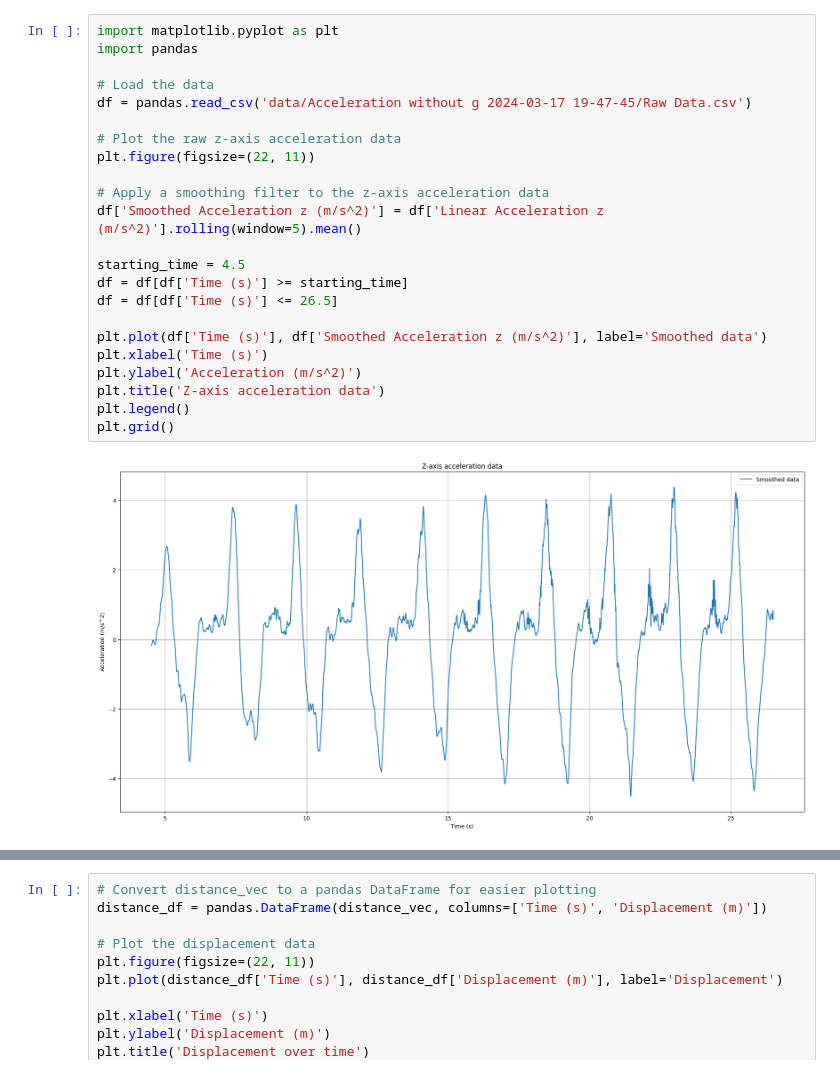
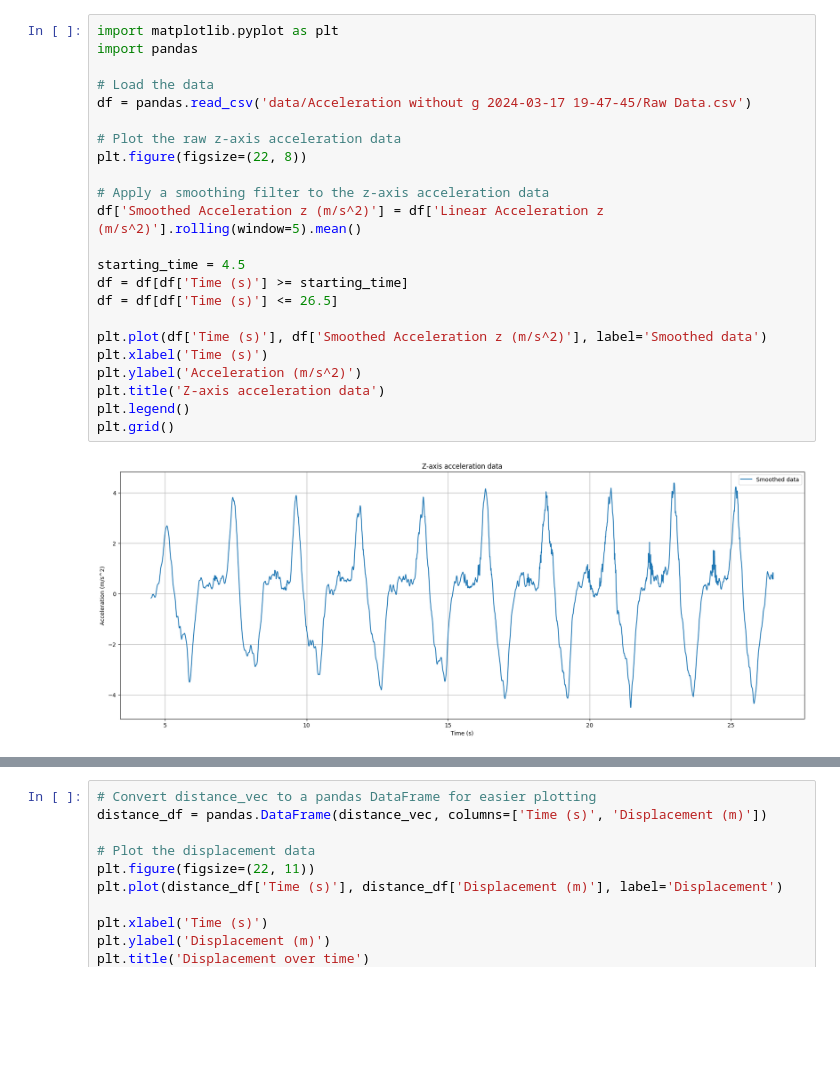
Before and after one commit to raltm2e/imu_phyphox, a Jupyter notebook: displacement.ipynb, the cells around one changed output, grey strips where cells are left out. Drawn from its saved outputs; the diff is of its cells as text; blank space fills up the shorter version.

```diff
--- a/displacement.ipynb
+++ b/displacement.ipynb
@@ -1,28 +1,28 @@
 # %%
 import matplotlib.pyplot as plt
 import pandas
 
 # Load the data
 df = pandas.read_csv('data/Acceleration without g 2024-03-17 19-47-45/Raw Data.csv')
 
 # Plot the raw z-axis acceleration data
-plt.figure(figsize=(22, 11))
+plt.figure(figsize=(22, 8))
 
 # Apply a smoothing filter to the z-axis acceleration data
 df['Smoothed Acceleration z (m/s^2)'] = df['Linear Acceleration z (m/s^2)'].rolling(window=5).mean()
 
 starting_time = 4.5
 df = df[df['Time (s)'] >= starting_time]
 df = df[df['Time (s)'] <= 26.5]
 
 plt.plot(df['Time (s)'], df['Smoothed Acceleration z (m/s^2)'], label='Smoothed data')
 plt.xlabel('Time (s)')
 plt.ylabel('Acceleration (m/s^2)')
 plt.title('Z-axis acceleration data')
 plt.legend()
 plt.grid()
 # %% [output]
-[figure, old version]
+[figure, new version]
 # %%
 def get_velocity(acceleration: float, V0: float, delta_t: float):
   # a = (V1-V0) / t
```
Also changed, not shown: parts of 3 cells of this notebook.
